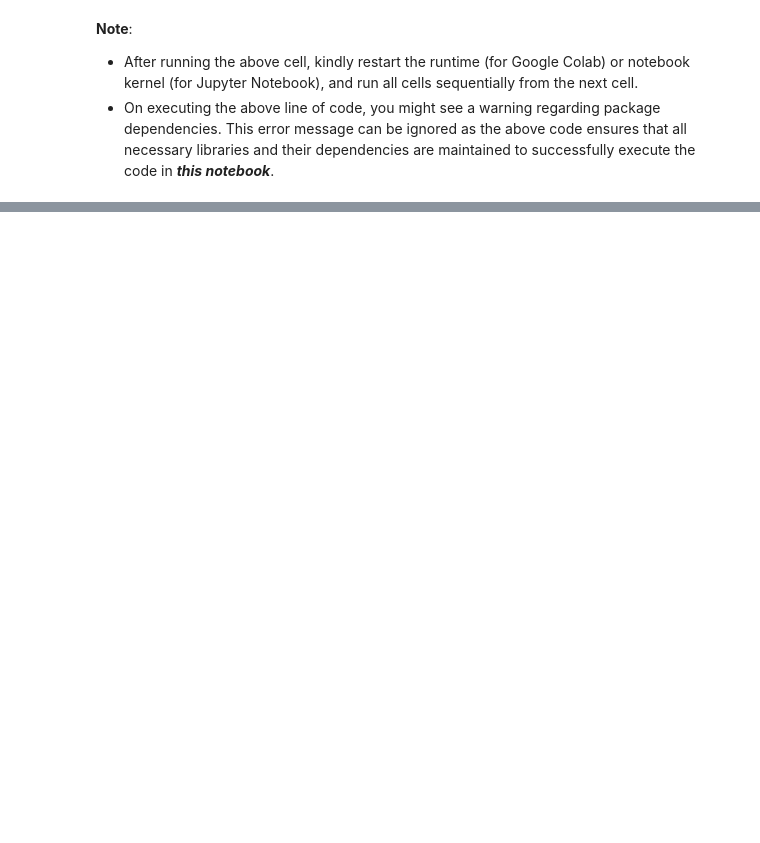
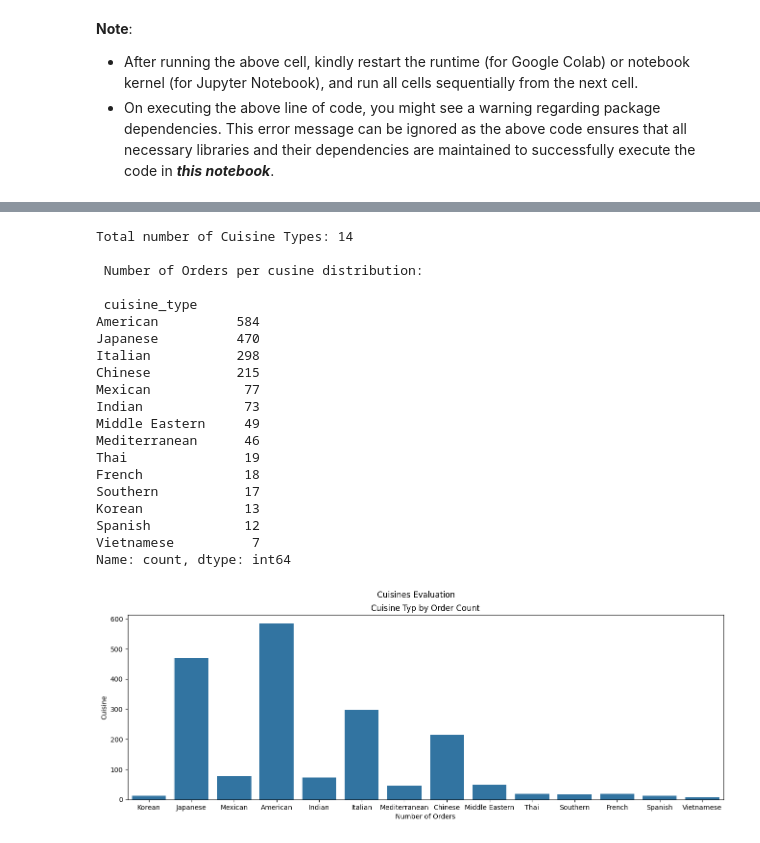
Before and after one commit to vidishashah/foodhub-order-analysis, a Jupyter notebook: FoodHub_Notebook.ipynb, the cells around one changed output, grey strips where cells are left out. Cells and saved outputs as stored; diff of their text form; code cells hidden in the pictures; blank space fills up the shorter version.

```diff
--- a/FoodHub_Notebook.ipynb
+++ b/FoodHub_Notebook.ipynb
@@ -900,0 +449,39 @@ Assistant: Apologies, I’m currently only able to help with information about y
+# %%
+# --------------------------------------------
+# Cuisine Type evalutation
+# --------------------------------------------
+
+print(f"Total number of Cuisine Types: {data['cuisine_type'].nunique()}")
+
+cuisine_frequency = data['cuisine_type'].value_counts()
+print("\n Number of Orders per cusine distribution: \n \n", cuisine_frequency)
+
+plt.figure(figsize=(16,5))
+sns.countplot(data = data, x='cuisine_type')
+plt.title('Cuisine Type by Order Count')
+plt.xlabel('Number of Orders')
+plt.ylabel('Cuisine')
+plt.suptitle('Cuisines Evaluation')
+plt.show()
+# %% [output]
+Total number of Cuisine Types: 14
+
+ Number of Orders per cusine distribution:
+
+ cuisine_type
+American          584
+Japanese          470
+Italian           298
+Chinese           215
+Mexican            77
+Indian             73
+Middle Eastern     49
+Mediterranean      46
+Thai               19
+French             18
+Southern           17
+Korean             13
+Spanish            12
+Vietnamese          7
+Name: count, dtype: int64
+[figure, added]
```
Also changed, not shown: parts of 155 cells of this notebook, 1 other file.
